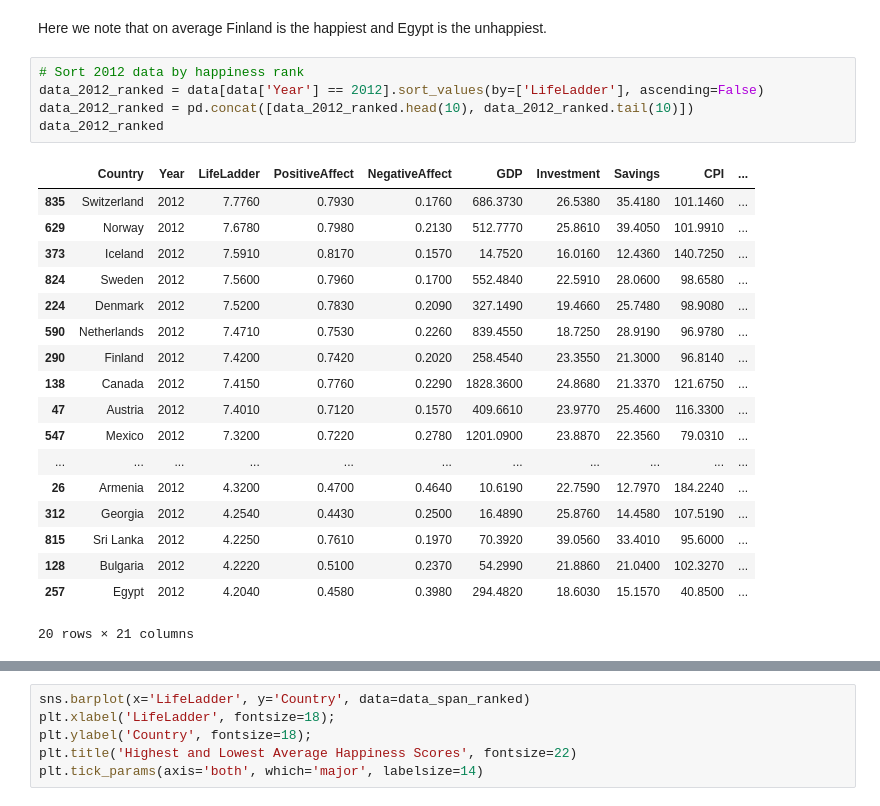
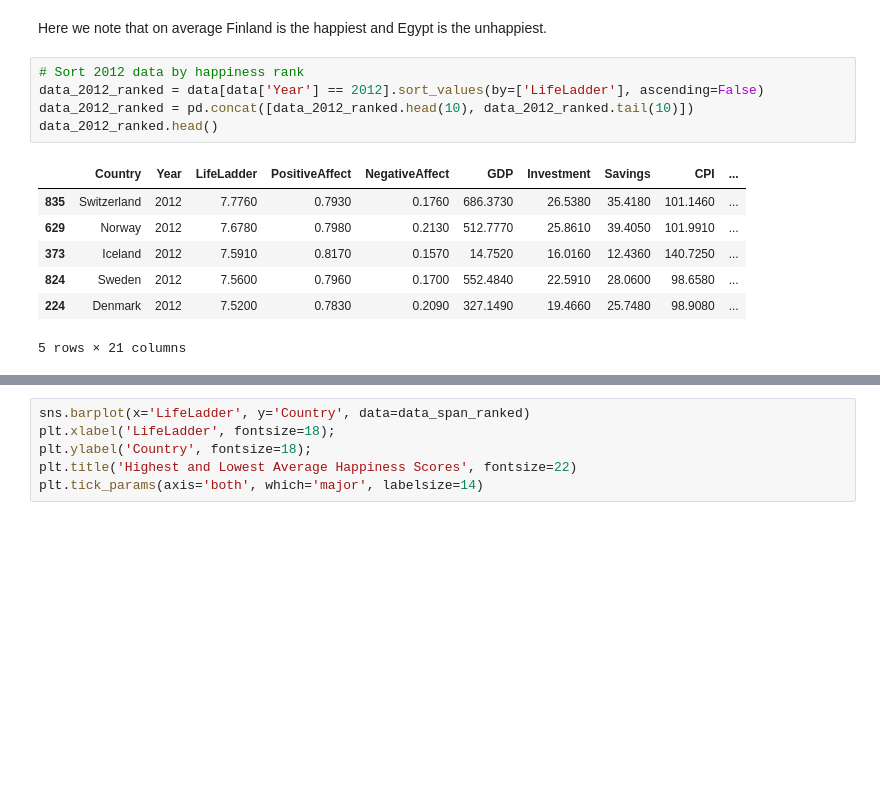
Before and after one commit to cskang3627/happiness, a Jupyter notebook: EDACheckpointGroup_Sp23_The_Group.ipynb, the cells around one changed output, grey strips where cells are left out. Saved outputs shown, nothing was run; the diff lists cells and outputs as text; blank space fills up the shorter version.

```diff
--- a/EDACheckpointGroup_Sp23_The_Group.ipynb
+++ b/EDACheckpointGroup_Sp23_The_Group.ipynb
@@ -476,27 +442,16 @@ Here we note that on average Finland is the happiest and Egypt is the unhappiest
 # %%
 # Sort 2012 data by happiness rank
 data_2012_ranked = data[data['Year'] == 2012].sort_values(by=['LifeLadder'], ascending=False)
 data_2012_ranked = pd.concat([data_2012_ranked.head(10), data_2012_ranked.tail(10)])
-data_2012_ranked
+data_2012_ranked.head()
 # %% [output]
 |  | Country | Year | LifeLadder | PositiveAffect | NegativeAffect | GDP | Investment | Savings | CPI | ... |
 | 835 | Switzerland | 2012 | 7.7760 | 0.7930 | 0.1760 | 686.3730 | 26.5380 | 35.4180 | 101.1460 | ... |
 | 629 | Norway | 2012 | 7.6780 | 0.7980 | 0.2130 | 512.7770 | 25.8610 | 39.4050 | 101.9910 | ... |
 | 373 | Iceland | 2012 | 7.5910 | 0.8170 | 0.1570 | 14.7520 | 16.0160 | 12.4360 | 140.7250 | ... |
 | 824 | Sweden | 2012 | 7.5600 | 0.7960 | 0.1700 | 552.4840 | 22.5910 | 28.0600 | 98.6580 | ... |
 | 224 | Denmark | 2012 | 7.5200 | 0.7830 | 0.2090 | 327.1490 | 19.4660 | 25.7480 | 98.9080 | ... |
-| 590 | Netherlands | 2012 | 7.4710 | 0.7530 | 0.2260 | 839.4550 | 18.7250 | 28.9190 | 96.9780 | ... |
-| 290 | Finland | 2012 | 7.4200 | 0.7420 | 0.2020 | 258.4540 | 23.3550 | 21.3000 | 96.8140 | ... |
-| 138 | Canada | 2012 | 7.4150 | 0.7760 | 0.2290 | 1828.3600 | 24.8680 | 21.3370 | 121.6750 | ... |
-| 47 | Austria | 2012 | 7.4010 | 0.7120 | 0.1570 | 409.6610 | 23.9770 | 25.4600 | 116.3300 | ... |
-| 547 | Mexico | 2012 | 7.3200 | 0.7220 | 0.2780 | 1201.0900 | 23.8870 | 22.3560 | 79.0310 | ... |
-| ... | ... | ... | ... | ... | ... | ... | ... | ... | ... | ... |
-| 26 | Armenia | 2012 | 4.3200 | 0.4700 | 0.4640 | 10.6190 | 22.7590 | 12.7970 | 184.2240 | ... |
-| 312 | Georgia | 2012 | 4.2540 | 0.4430 | 0.2500 | 16.4890 | 25.8760 | 14.4580 | 107.5190 | ... |
-| 815 | Sri Lanka | 2012 | 4.2250 | 0.7610 | 0.1970 | 70.3920 | 39.0560 | 33.4010 | 95.6000 | ... |
-| 128 | Bulgaria | 2012 | 4.2220 | 0.5100 | 0.2370 | 54.2990 | 21.8860 | 21.0400 | 102.3270 | ... |
-| 257 | Egypt | 2012 | 4.2040 | 0.4580 | 0.3980 | 294.4820 | 18.6030 | 15.1570 | 40.8500 | ... |
-20 rows × 21 columns
+5 rows × 21 columns
 # %%
 # Sort 2022 data by happiness rank
 data_2022_ranked = data[data['Year'] == 2022].sort_values(by=['LifeLadder'], ascending=False)
```
Also changed, not shown: parts of 28 cells of this notebook.
